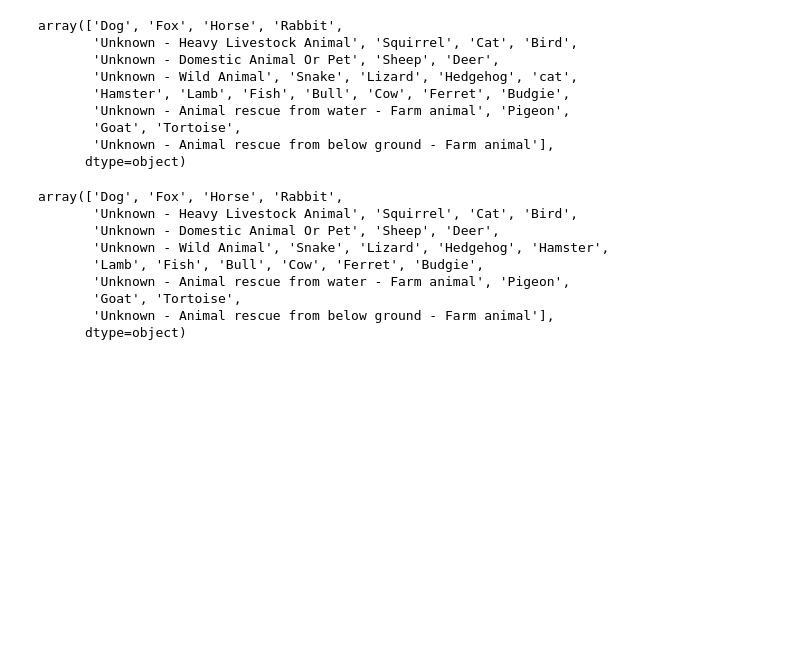
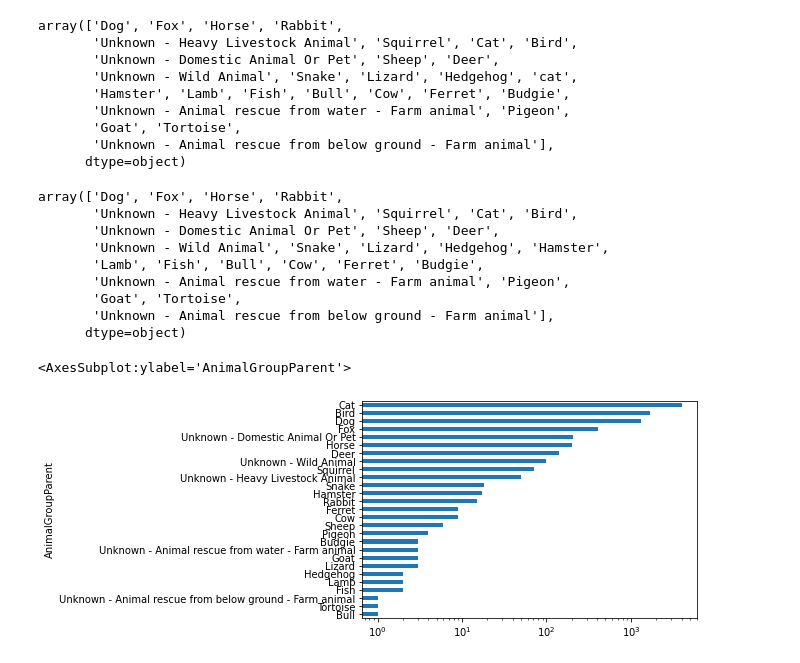
Before and after one commit to ssciwr/jupyter-data-exploration-live, a Jupyter notebook: part3.ipynb, the cells around one changed output. Saved outputs shown, nothing was run; the diff lists cells and outputs as text; code cells hidden in the pictures; blank space fills up the shorter version.

```diff
--- a/part3.ipynb
+++ b/part3.ipynb
@@ -222,3 +222,8 @@ array(['Dog', 'Fox', 'Horse', 'Rabbit',
        'Goat', 'Tortoise',
        'Unknown - Animal rescue from below ground - Farm animal'],
       dtype=object)
+# %%
+df.groupby("AnimalGroupParent")["IncidentNumber"].count().sort_values().plot.barh(logx=True)
+# %% [output]
+<AxesSubplot:ylabel='AnimalGroupParent'>
+[figure, added]
```
